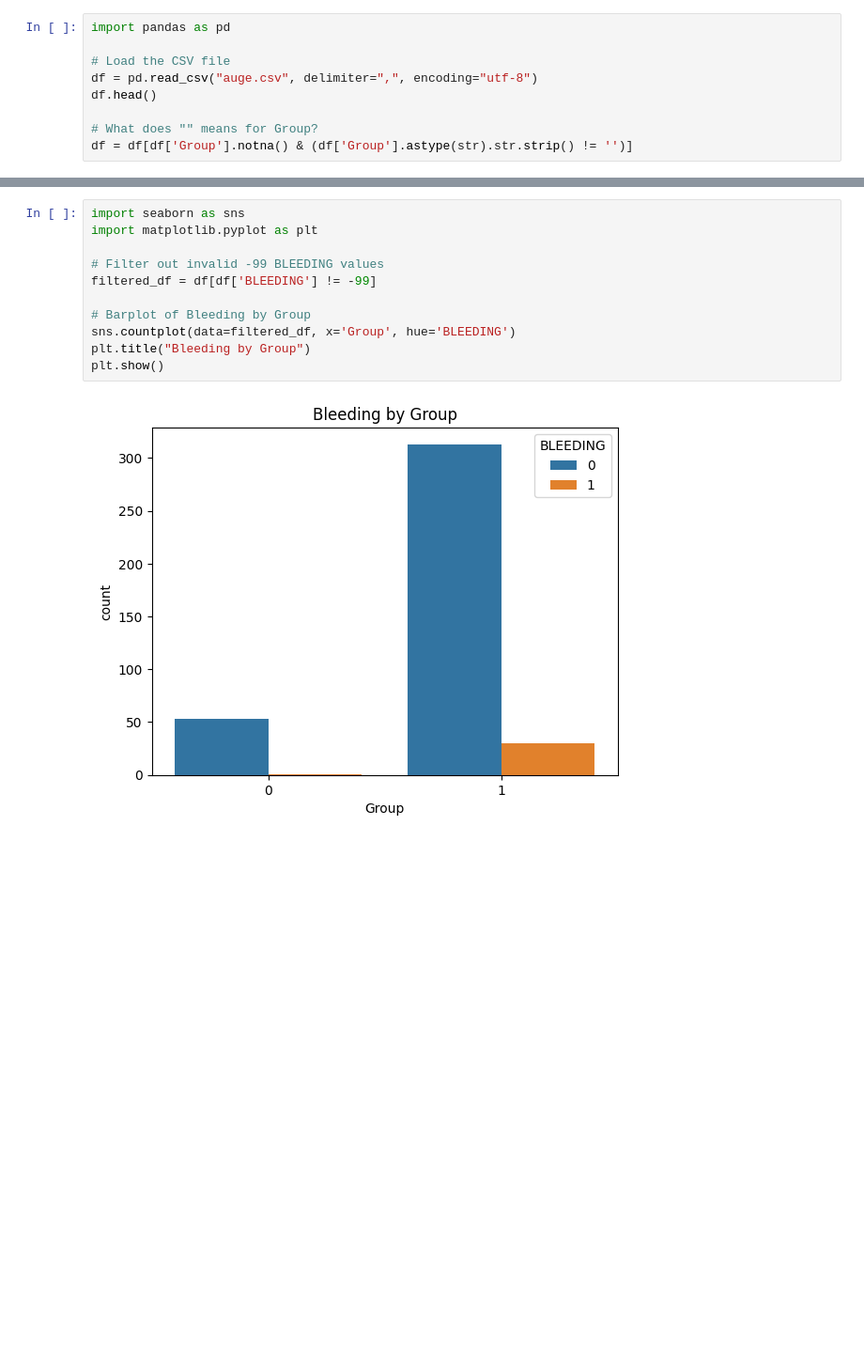
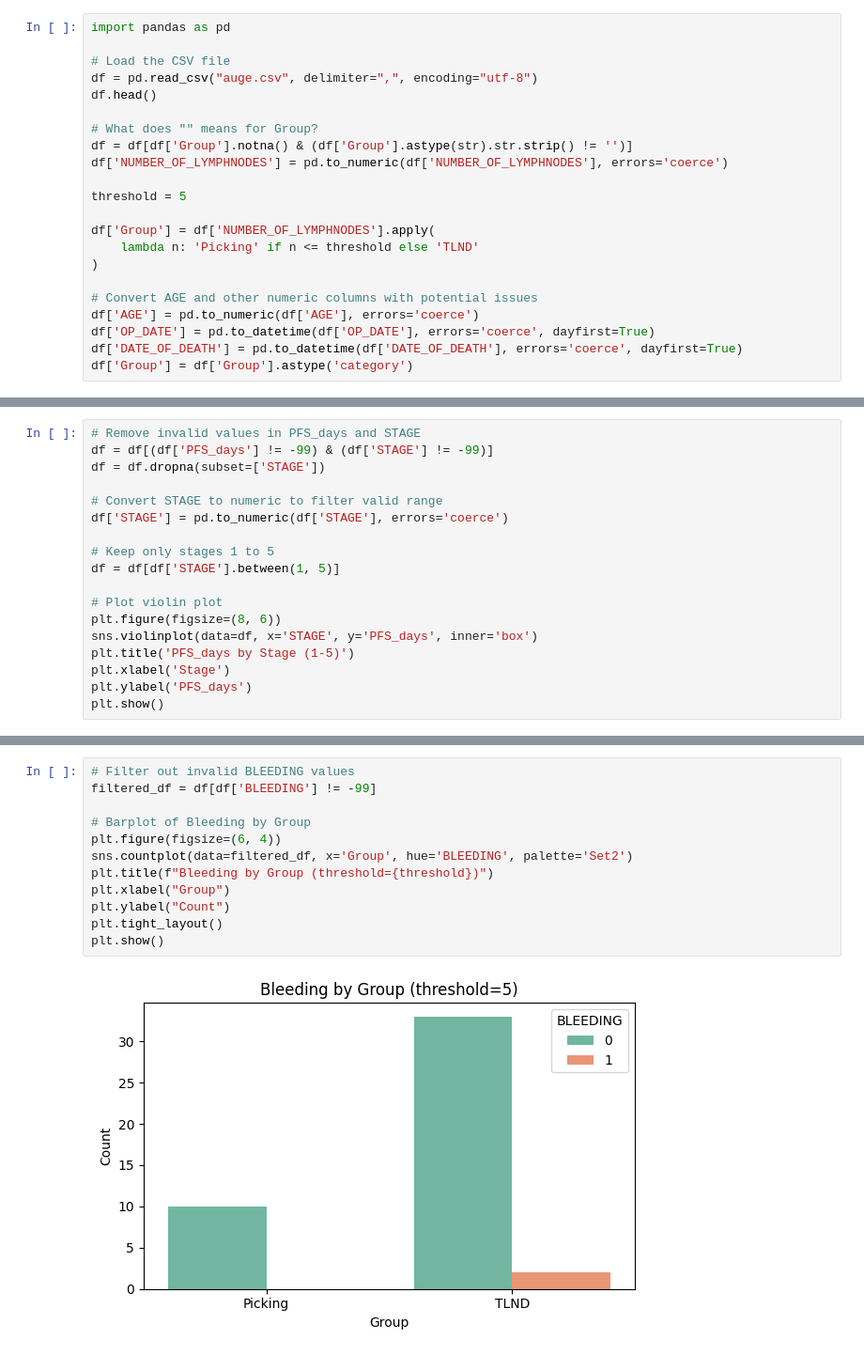
Before and after one commit to christopherbrumm/auge, a Jupyter notebook: auge.ipynb, the cells around one changed output, grey strips where cells are left out. Shown: that part at 94% size. Cells and saved outputs as stored; diff of their text form; blank space fills up the shorter version.

Commit message:
chore: determine group dynamically

```diff
--- a/auge.ipynb
+++ b/auge.ipynb
@@ -7,3 +15,16 @@ df.head()
 
 # What does "" means for Group?
 df = df[df['Group'].notna() & (df['Group'].astype(str).str.strip() != '')]
+df['NUMBER_OF_LYMPHNODES'] = pd.to_numeric(df['NUMBER_OF_LYMPHNODES'], errors='coerce')
+
+threshold = 5
+
+df['Group'] = df['NUMBER_OF_LYMPHNODES'].apply(
+    lambda n: 'Picking' if n <= threshold else 'TLND'
+)
+
+# Convert AGE and other numeric columns with potential issues
+df['AGE'] = pd.to_numeric(df['AGE'], errors='coerce')
+df['OP_DATE'] = pd.to_datetime(df['OP_DATE'], errors='coerce', dayfirst=True)
+df['DATE_OF_DEATH'] = pd.to_datetime(df['DATE_OF_DEATH'], errors='coerce', dayfirst=True)
+df['Group'] = df['Group'].astype('category')
@@ -52,0 +146,18 @@ plt.show()
+# %%
+# Remove invalid values in PFS_days and STAGE
+df = df[(df['PFS_days'] != -99) & (df['STAGE'] != -99)]
+df = df.dropna(subset=['STAGE'])
+
+# Convert STAGE to numeric to filter valid range
+df['STAGE'] = pd.to_numeric(df['STAGE'], errors='coerce')
+
+# Keep only stages 1 to 5
+df = df[df['STAGE'].between(1, 5)]
+
+# Plot violin plot
+plt.figure(figsize=(8, 6))
+sns.violinplot(data=df, x='STAGE', y='PFS_days', inner='box')
+plt.title('PFS_days by Stage (1-5)')
+plt.xlabel('Stage')
+plt.ylabel('PFS_days')
+plt.show()
@@ -138,16 +257,17 @@ plt.show()
 # %%
-import seaborn as sns
-import matplotlib.pyplot as plt
-
-# Filter out invalid -99 BLEEDING values
+# Filter out invalid BLEEDING values
 filtered_df = df[df['BLEEDING'] != -99]
 
 # Barplot of Bleeding by Group
-sns.countplot(data=filtered_df, x='Group', hue='BLEEDING')
-plt.title("Bleeding by Group")
+plt.figure(figsize=(6, 4))
+sns.countplot(data=filtered_df, x='Group', hue='BLEEDING', palette='Set2')
+plt.title(f"Bleeding by Group (threshold={threshold})")
+plt.xlabel("Group")
+plt.ylabel("Count")
+plt.tight_layout()
 plt.show()
 # %% [output]
-[figure, old version]
+[figure, new version]
 # %%
 complications = ['BLEEDING', 'INFECTION', 'LYMPHOCELE', 'ANTIBIOTIC_THERAPY']
 
```
Also changed, not shown: parts of 15 cells of this notebook.
